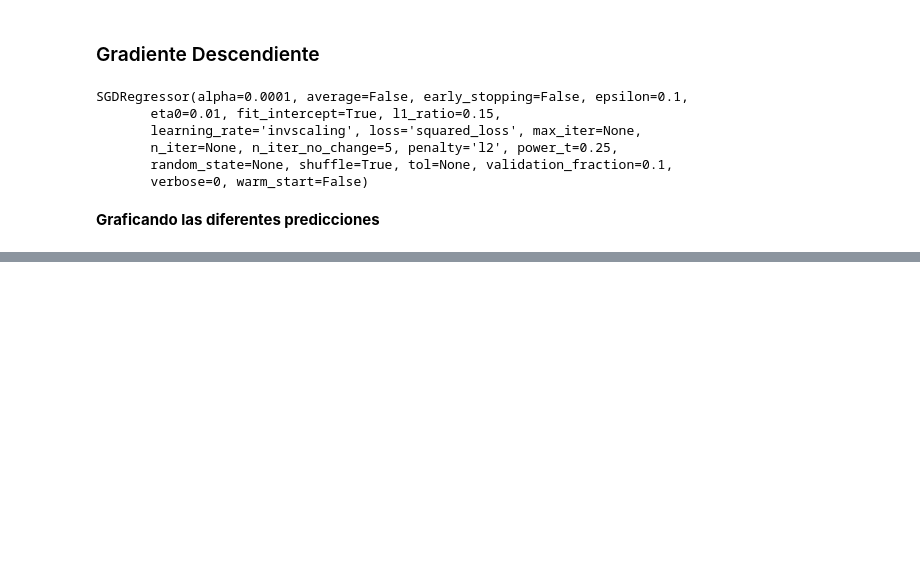
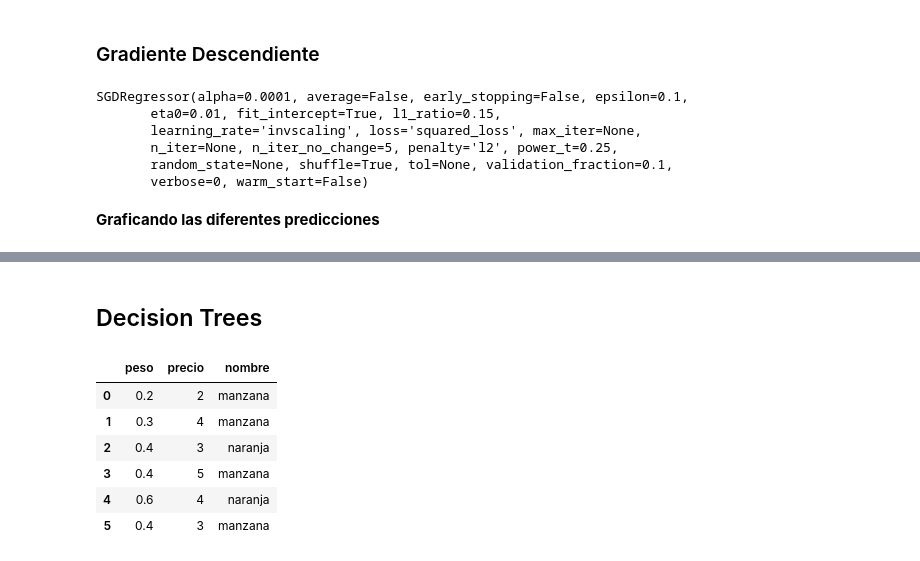
Before and after one commit to DhyegoNieto/acamica, a Jupyter notebook: notebooks/ML/Practice.ipynb, the cells around one changed output, grey strips where cells are left out. Drawn from its saved outputs; the diff is of its cells as text; code cells hidden in the pictures; blank space fills up the shorter version.

```diff
--- a/notebooks/ML/Practice.ipynb
+++ b/notebooks/ML/Practice.ipynb
@@ -187,0 +188,2 @@ plt.plot(X_new, sgd_reg_y_predict, 'm^')
+# %% [markdown]
+## Decision Trees
@@ -187,0 +194,10 @@ plt.plot(X_new, sgd_reg_y_predict, 'm^')
+# %%
+df
+# %% [output]
+|  | peso | precio | nombre |
+| 0 | 0.2 | 2 | manzana |
+| 1 | 0.3 | 4 | manzana |
+| 2 | 0.4 | 3 | naranja |
+| 3 | 0.4 | 5 | manzana |
+| 4 | 0.6 | 4 | naranja |
+| 5 | 0.4 | 3 | manzana |
```
Also changed, not shown: parts of 55 cells of this notebook, 13 other files.
